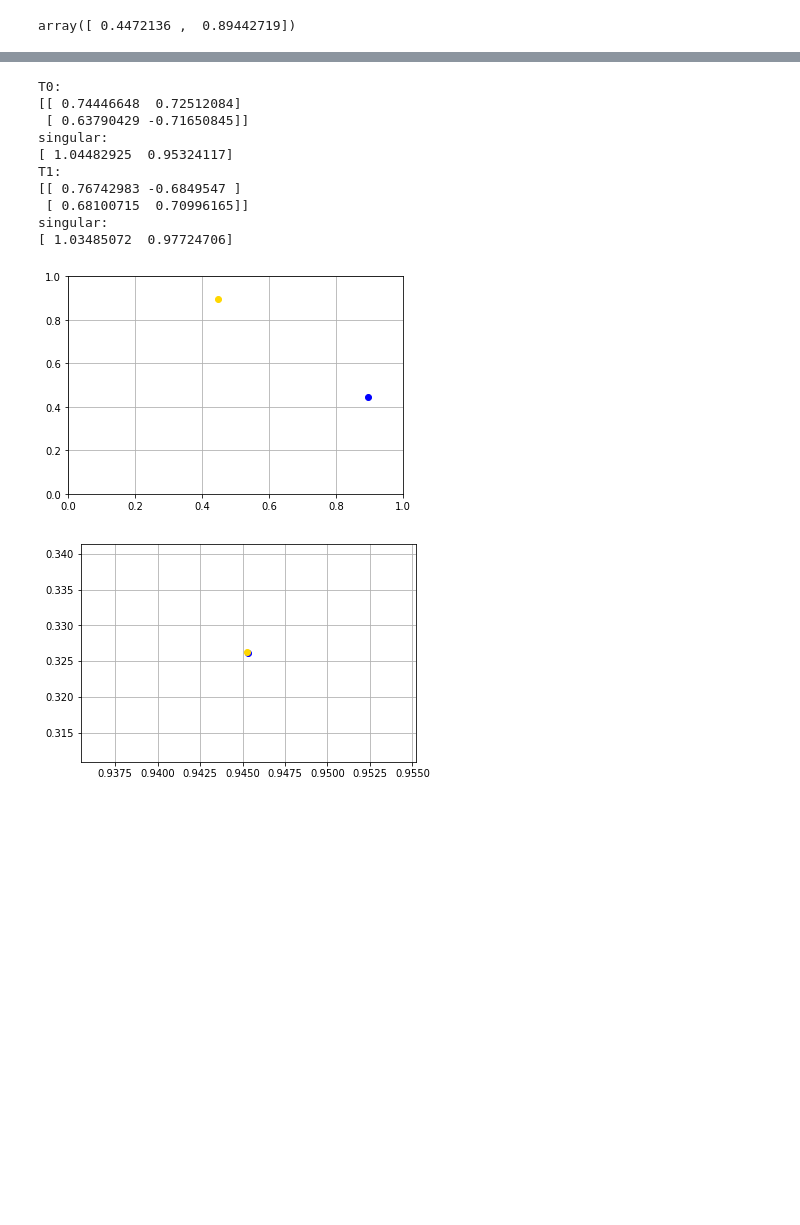
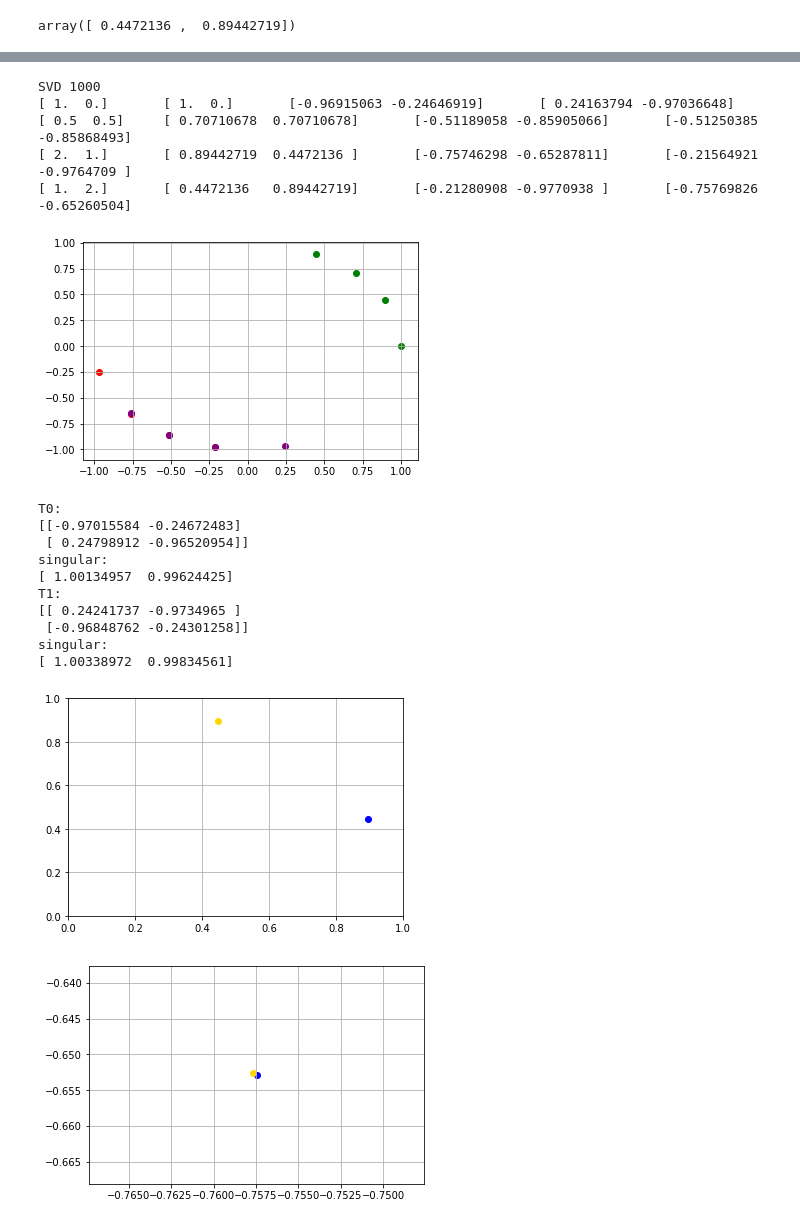
Before and after one commit to Eszti/dipterv, a Jupyter notebook: notebooks/tools/2_words.ipynb, the cells around one changed output, grey strips where cells are left out. Drawn from its saved outputs; the diff is of its cells as text; code cells hidden in the pictures; blank space fills up the shorter version.

```diff
--- a/notebooks/tools/2_words.ipynb
+++ b/notebooks/tools/2_words.ipynb
@@ -114,17 +118,29 @@ print('\n')
-# %%
-T_fn = '/mnt/permanent/home/eszti/dipterv/panlex/output/20180422_1819_58/train_mod/T_10.pickle'
-plot(eng_vec, ita_vec, T_fn)
-# %% [output]
-T0:
-[[ 0.74446648  0.72512084]
- [ 0.63790429 -0.71650845]]
-singular:
-[ 1.04482925  0.95324117]
-T1:
-[[ 0.76742983 -0.6849547 ]
- [ 0.68100715  0.70996165]]
-singular:
-[ 1.03485072  0.97724706]
-[figure, removed]
-[figure, removed]
+# %%
+# With SVD 1000 epochs
+print('SVD 1000')
+T_fn = '/mnt/permanent/home/eszti/dipterv/panlex/output/20180422_1913_57/train_mod/T_999.pickle'
+T = read_T(T_fn)
+vecs = np.asarray([[1, 0],[0.5, 0.5],[2,1],[1,2]])
+map_points(vecs, T[0], T[1])
+print('\n')
+plot(eng_vec, ita_vec, T_fn)
+# %% [output]
+SVD 1000
+[ 1.  0.]       [ 1.  0.]       [-0.96915063 -0.24646919]       [ 0.24163794 -0.97036648]
+[ 0.5  0.5]     [ 0.70710678  0.70710678]       [-0.51189058 -0.85905066]       [-0.51250385 -0.85868493]
+[ 2.  1.]       [ 0.89442719  0.4472136 ]       [-0.75746298 -0.65287811]       [-0.21564921 -0.9764709 ]
+[ 1.  2.]       [ 0.4472136   0.89442719]       [-0.21280908 -0.9770938 ]       [-0.75769826 -0.65260504]
+[figure, added]
+T0:
+[[-0.97015584 -0.24672483]
+ [ 0.24798912 -0.96520954]]
+singular:
+[ 1.00134957  0.99624425]
+T1:
+[[ 0.24241737 -0.9734965 ]
+ [-0.96848762 -0.24301258]]
+singular:
+[ 1.00338972  0.99834561]
+[figure, added]
+[figure, added]
 # %%
```
Also changed, not shown: parts of 6 cells of this notebook.
